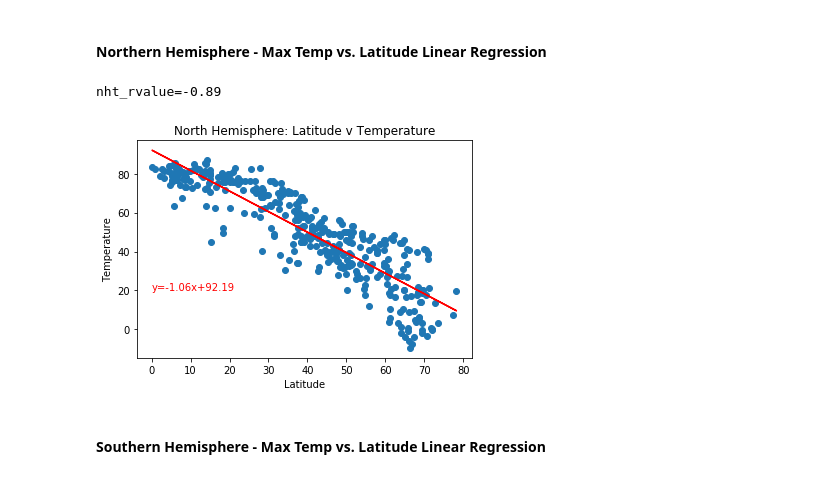
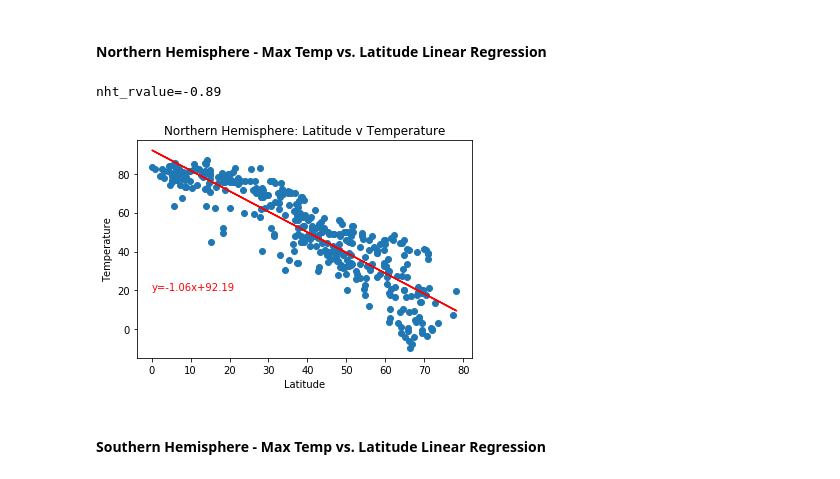
Before and after one commit to gabrielmacey/python_api_challenge, a Jupyter notebook: WeatherPy/WeatherPy.ipynb, the cells around one changed output. Saved outputs shown, nothing was run; the diff lists cells and outputs as text; code cells hidden in the pictures.

```diff
--- a/WeatherPy/WeatherPy.ipynb
+++ b/WeatherPy/WeatherPy.ipynb
@@ -259,21 +259,21 @@ southern_data = weather_data[weather_data["Latitude"]<0]
 # %%
 nht_x_value = northern_data["Latitude"]
 nht_y_value = northern_data["Temperature"]
 (nht_slope, nht_intercept, nht_rvalue, nht_pvalue, nht_stderr)=linregress(nht_x_value,nht_y_value)
 nht_regress_value = nht_x_value * nht_slope + nht_intercept
 nht_line_eq = "y=" + str(round(nht_slope,2)) + "x+" + str(round(nht_intercept,2))
 plt.scatter(nht_x_value,nht_y_value)
 plt.plot(nht_x_value, nht_regress_value, "r-")
 plt.annotate(nht_line_eq,(0,20), color="red")
-plt.title("North Hemisphere: Latitude v Temperature")
+plt.title("Northern Hemisphere: Latitude v Temperature")
 plt.xlabel("Latitude")
 plt.ylabel("Temperature")
 print(f"nht_rvalue={round(nht_rvalue,2)}")
 plt.savefig("Northern_Hemisphere_Temp_v_Lat.png")
 plt.show()
 # %% [output]
 nht_rvalue=-0.89
-[figure, old version]
+[figure, new version]
 # %% [markdown]
 ####  Southern Hemisphere - Max Temp vs. Latitude Linear Regression
 # %%
```
Also changed, not shown: parts of 3 cells of this notebook, 3 other files.
